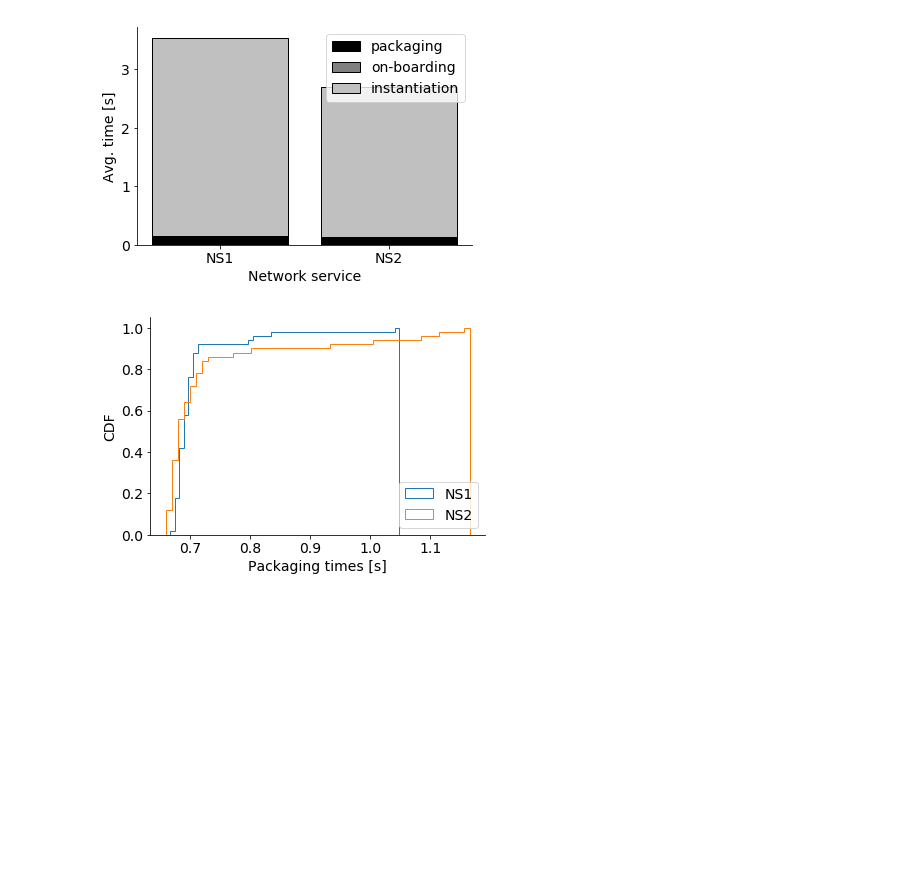
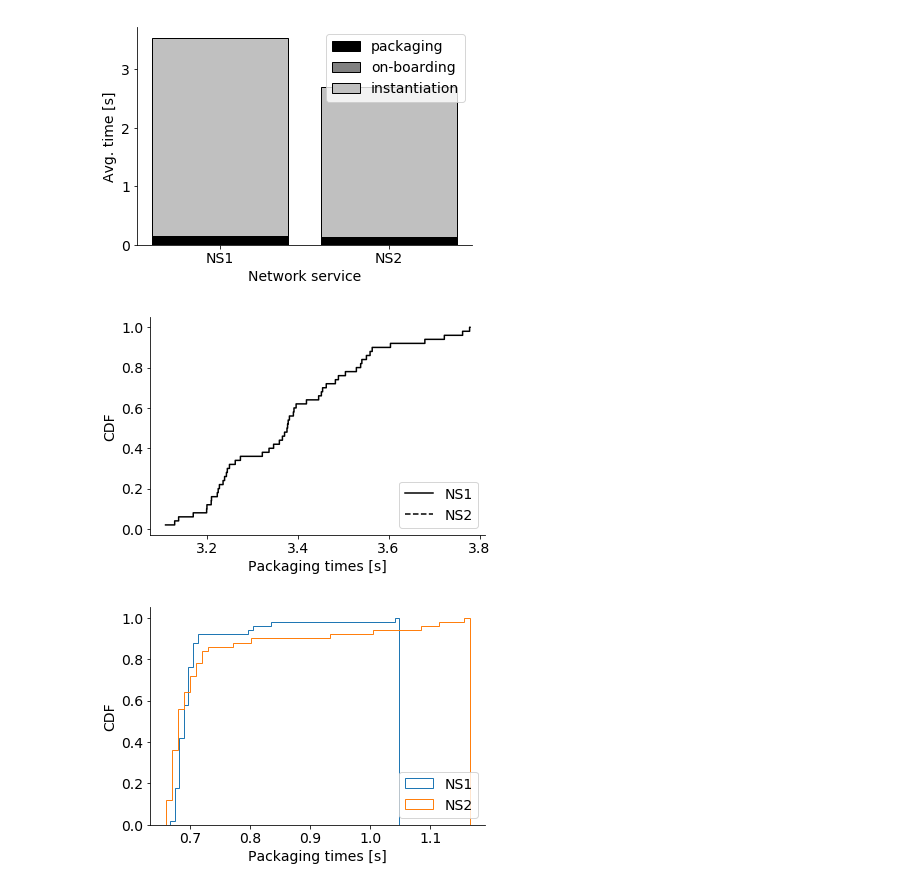
Before and after one commit to sonata-nfv/tng-industrial-pilot, a Jupyter notebook: evaluation/plot_times.ipynb, the cells around one changed output. Saved outputs shown, nothing was run; the diff lists cells and outputs as text; code cells hidden in the pictures; blank space fills up the shorter version.

Commit message:
nicer cdf plots (still needs some debugging)

```diff
--- a/evaluation/plot_times.ipynb
+++ b/evaluation/plot_times.ipynb
@@ -93,6 +119,35 @@ def plot_cdf(column_name, plot_name):
 
     plt.savefig(f'plots/cdf_{column_name}.pdf', bbox_inches='tight')
     plt.show()
+# %%
+# nicer CDF plots
+# from https://github.com/mpeuster/paper-ijnm-jouornal-sdn-handover/blob/master/evaluation/eval_packet_delay_cdf.ipynb
+def plot_nicer_cdf(column_name, plot_name, bins=1000, *args, **kwargs):
+    # calculate and plot CDF for NS1
+    ns1_times = df.loc[df['service'] == 'ns1'][column_name]
+    ns1_times_sortlist = np.sort(ns1_times.tolist())
+    counts, bins = np.histogram(ns1_times_sortlist, bins=bins)
+    cdf = np.cumsum(counts)/np.sum(counts)
+    plt.plot(np.vstack((bins, np.roll(bins, -1))).T.flatten()[:-2], np.vstack((cdf, cdf)).T.flatten(), antialiased=True, lw=1.5, ls='-', color='black')
+
+    # calculate and plot CDF for NS2
+    ns2_times = df.loc[df['service'] == 'ns2'][column_name]
+    ns2_times_sortlist = np.sort(ns2_times.tolist())
+    counts, bins = np.histogram(ns2_times_sortlist, bins=bins)
+    cdf = np.cumsum(counts)/np.sum(counts)
+    plt.plot(np.vstack((bins, np.roll(bins, -1))).T.flatten()[:-2], np.vstack((cdf, cdf)).T.flatten(), antialiased=True, lw=1.5, ls='--', color='black')
+
+    # polish, save, and show plots
+    plt.xlabel(f"{plot_name} times [s]")
+    plt.ylabel("CDF")
+    plt.legend(['NS1', 'NS2'], loc=4)
+
+    plt.gca().spines['top'].set_visible(False)
+    plt.gca().spines['right'].set_visible(False)
+
+    plt.savefig(f'plots/cdf_{column_name}.pdf', bbox_inches='tight')
+# %% [output]
+[figure, added]
 # %%
 plot_cdf('packaging', 'Packaging')
 # %% [output]
```
Also changed, not shown: parts of 3 cells of this notebook, 5 other files.
